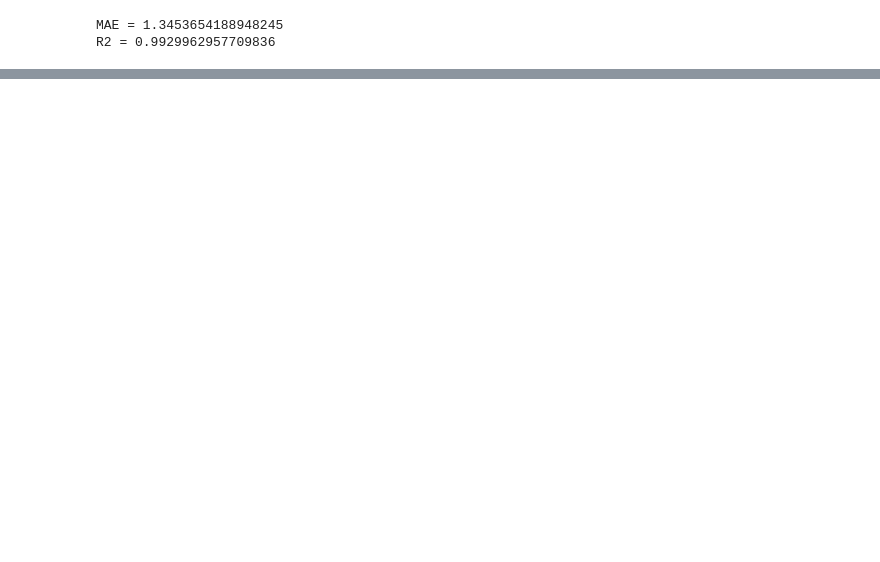
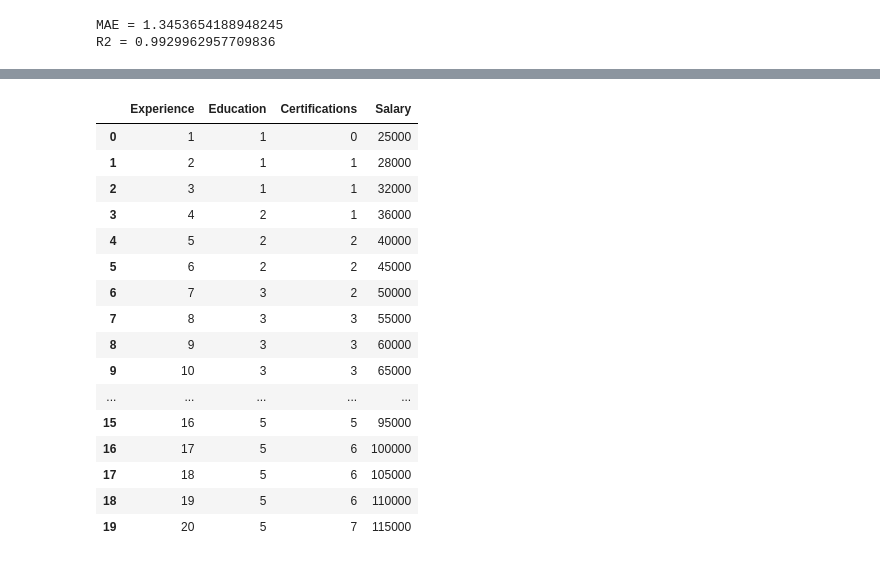
Before and after one commit to janu-guntimadugu/week3-day1-m1-fundamentals, a Jupyter notebook: Week3_day1_assigment.ipynb, the cells around one changed output, grey strips where cells are left out. Cells and saved outputs as stored; diff of their text form; code cells hidden in the pictures; blank space fills up the shorter version.

```diff
--- a/Week3_day1_assigment.ipynb
+++ b/Week3_day1_assigment.ipynb
@@ -268,0 +296,40 @@ fig.show()
+# %%
+import pandas as pd
+
+salary_data = {
+    "Experience":[1,2,3,4,5,6,7,8,9,10,
+                  11,12,13,14,15,16,17,18,19,20],
+
+    "Education":[1,1,1,2,2,2,3,3,3,3,
+                 3,4,4,4,4,5,5,5,5,5],
+
+    "Certifications":[0,1,1,1,2,2,2,3,3,3,
+                      4,4,4,5,5,5,6,6,6,7],
+
+    "Salary":[25000,28000,32000,36000,40000,
+              45000,50000,55000,60000,65000,
+              70000,75000,80000,85000,90000,
+              95000,100000,105000,110000,115000]
+}
+
+salary_df = pd.DataFrame(salary_data)
+
+salary_df
+# %% [output]
+|  | Experience | Education | Certifications | Salary |
+| 0 | 1 | 1 | 0 | 25000 |
+| 1 | 2 | 1 | 1 | 28000 |
+| 2 | 3 | 1 | 1 | 32000 |
+| 3 | 4 | 2 | 1 | 36000 |
+| 4 | 5 | 2 | 2 | 40000 |
+| 5 | 6 | 2 | 2 | 45000 |
+| 6 | 7 | 3 | 2 | 50000 |
+| 7 | 8 | 3 | 3 | 55000 |
+| 8 | 9 | 3 | 3 | 60000 |
+| 9 | 10 | 3 | 3 | 65000 |
+| ... | ... | ... | ... | ... |
+| 15 | 16 | 5 | 5 | 95000 |
+| 16 | 17 | 5 | 6 | 100000 |
+| 17 | 18 | 5 | 6 | 105000 |
+| 18 | 19 | 5 | 6 | 110000 |
+| 19 | 20 | 5 | 7 | 115000 |
```
Also changed, not shown: parts of 6 cells of this notebook.
